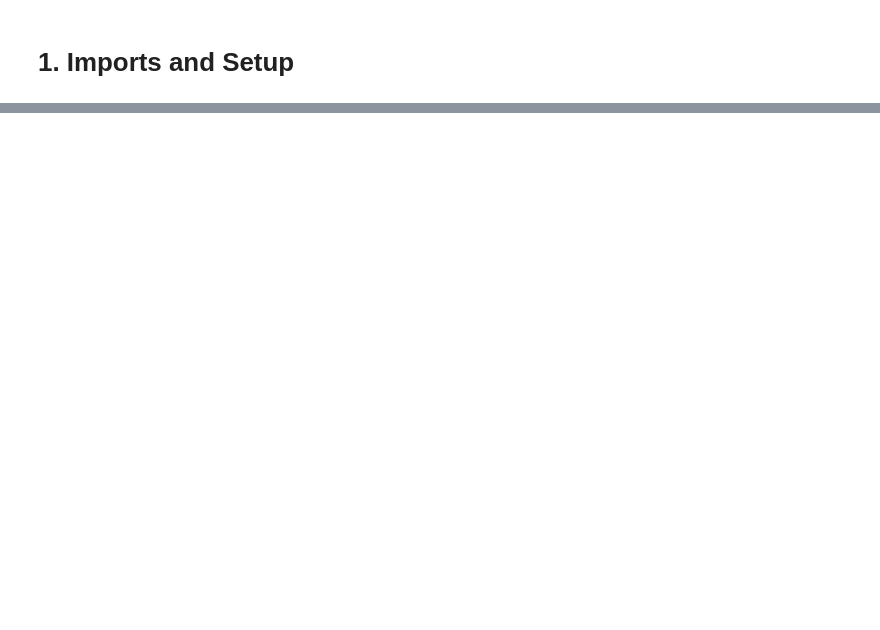
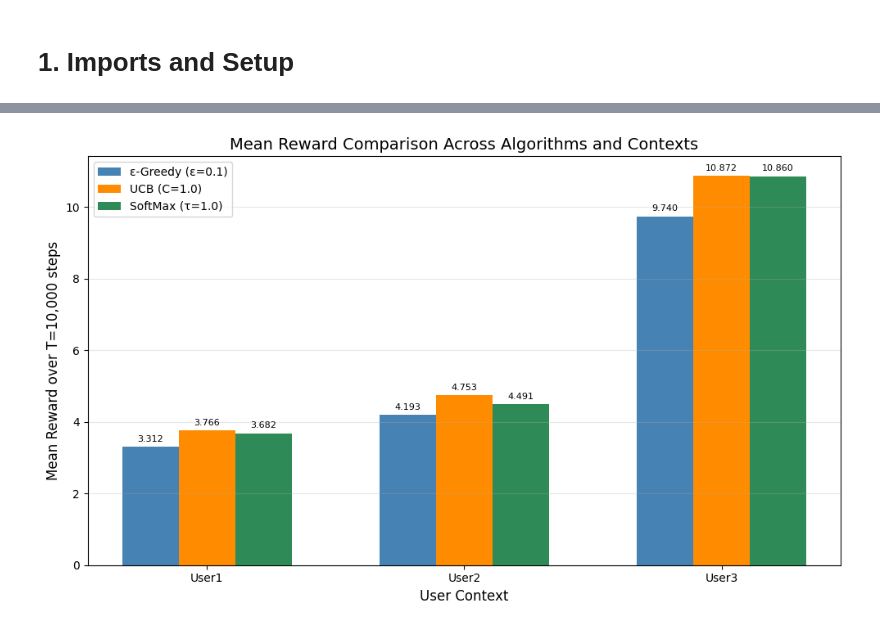
Before and after one commit to raghavsarna/lab3-contextual-bandit, a Jupyter notebook: lab3_results_U20230106.ipynb, the cells around one changed output, grey strips where cells are left out. Saved outputs shown, nothing was run; the diff lists cells and outputs as text; code cells hidden in the pictures; blank space fills up the shorter version.

```diff
--- a/lab3_results_U20230106.ipynb
+++ b/lab3_results_U20230106.ipynb
@@ -1079,0 +614,39 @@ Sampler initialized successfully for roll number: U20230106
+# %%
+# ------------------------------------------------------------------
+# 5.2c  Bar chart – Final average reward per algorithm per context
+# ------------------------------------------------------------------
+
+fig, ax = plt.subplots(figsize=(10, 6))
+
+x = np.arange(N_CONTEXTS)
+width = 0.22
+
+# Use best hyper-param for each algorithm
+eg_means = [eg_results[(ci, best_eps)].mean() for ci in range(N_CONTEXTS)]
+ucb_means = [ucb_results[(ci, best_C)].mean() for ci in range(N_CONTEXTS)]
+sm_means = [sm_results[(ci, tau)].mean() for ci in range(N_CONTEXTS)]
+
+bars1 = ax.bar(x - width, eg_means, width, label=f'ε-Greedy (ε={best_eps})', color='steelblue')
+bars2 = ax.bar(x, ucb_means, width, label=f'UCB (C={best_C})', color='darkorange')
+bars3 = ax.bar(x + width, sm_means, width, label=f'SoftMax (τ={tau})', color='seagreen')
+
+ax.set_xlabel('User Context', fontsize=12)
+ax.set_ylabel('Mean Reward over T=10,000 steps', fontsize=12)
+ax.set_title('Mean Reward Comparison Across Algorithms and Contexts', fontsize=14)
+ax.set_xticks(x)
+ax.set_xticklabels(CONTEXT_NAMES)
+ax.legend(fontsize=10)
+ax.grid(axis='y', alpha=0.3)
+
+# Add value labels on bars
+for bars in [bars1, bars2, bars3]:
+    for bar in bars:
+        height = bar.get_height()
+        ax.annotate(f'{height:.3f}', xy=(bar.get_x() + bar.get_width() / 2, height),
+                    xytext=(0, 3), textcoords='offset points', ha='center', va='bottom', fontsize=8)
+
+plt.tight_layout()
+plt.savefig('mean_reward_comparison.png', dpi=150, bbox_inches='tight')
+plt.show()
+# %% [output]
+[figure, added]
```
Also changed, not shown: parts of 62 cells of this notebook, 10 other files.
